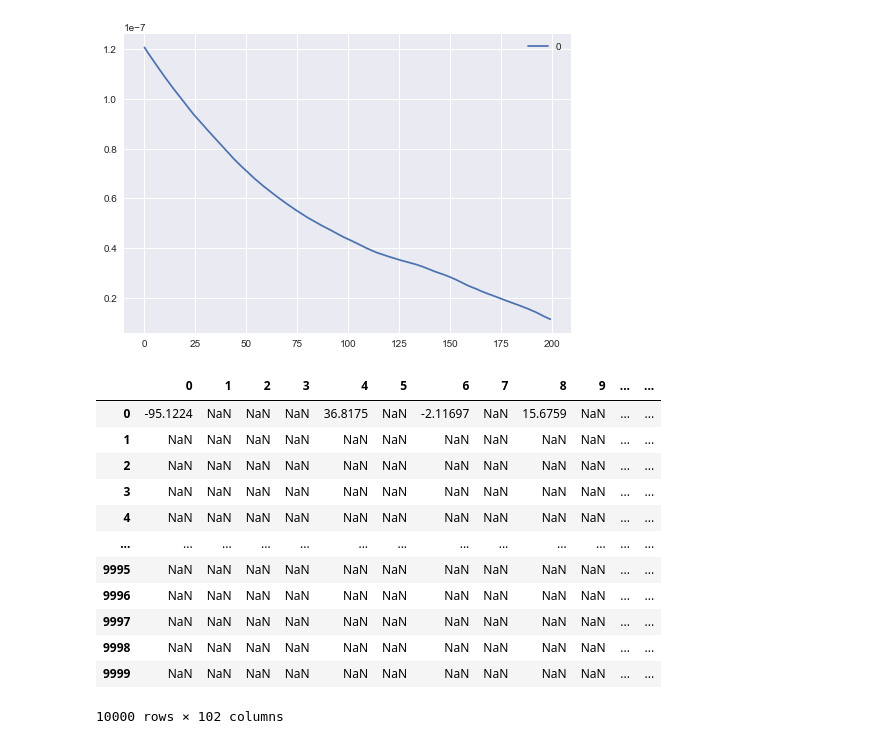
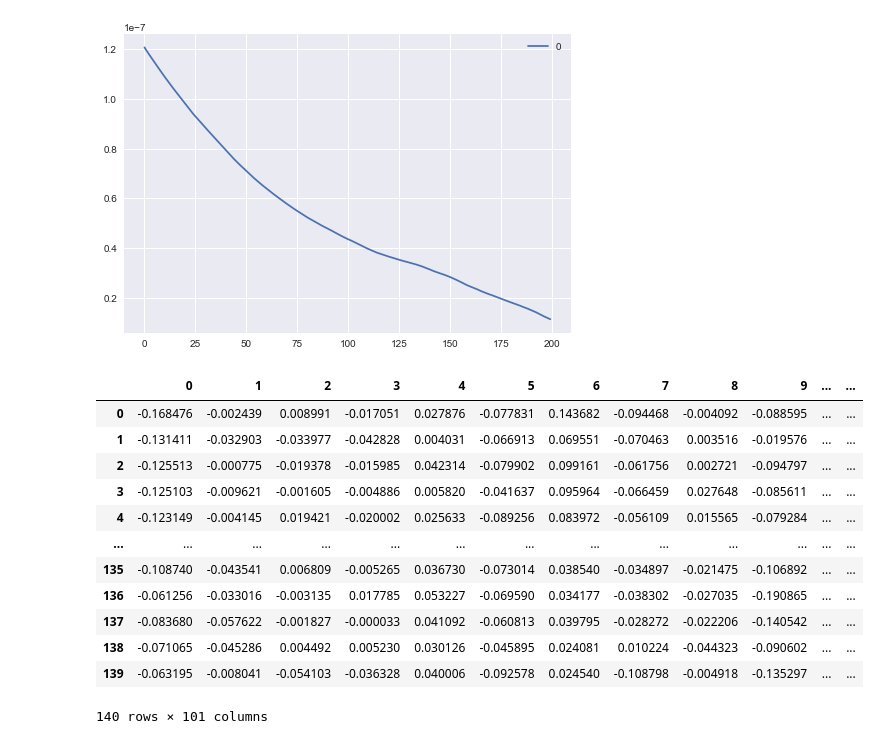
Before and after one commit to edoardoluna/EC-CC-PDE-Model, a Jupyter notebook: stoch_pde.ipynb, the cells around one changed output. Saved outputs shown, nothing was run; the diff lists cells and outputs as text; code cells hidden in the pictures.

```diff
--- a/stoch_pde.ipynb
+++ b/stoch_pde.ipynb
@@ -159,19 +165,19 @@ pd.DataFrame(corr_func).plot()
 # %%
 noise_term = pd.read_csv("noise_term.text",sep=" ")
 # %%
-noise_term
+noise_term[0:140].dropna(axis=1)
 # %% [output]
 |  | 0 | 1 | 2 | 3 | 4 | 5 | 6 | 7 | 8 | 9 | ... | ... |
-| 0 | -95.1224 | NaN | NaN | NaN | 36.8175 | NaN | -2.11697 | NaN | 15.6759 | NaN | ... | ... |
-| 1 | NaN | NaN | NaN | NaN | NaN | NaN | NaN | NaN | NaN | NaN | ... | ... |
-| 2 | NaN | NaN | NaN | NaN | NaN | NaN | NaN | NaN | NaN | NaN | ... | ... |
-| 3 | NaN | NaN | NaN | NaN | NaN | NaN | NaN | NaN | NaN | NaN | ... | ... |
-| 4 | NaN | NaN | NaN | NaN | NaN | NaN | NaN | NaN | NaN | NaN | ... | ... |
+| 0 | -0.168476 | -0.002439 | 0.008991 | -0.017051 | 0.027876 | -0.077831 | 0.143682 | -0.094468 | -0.004092 | -0.088595 | ... | ... |
+| 1 | -0.131411 | -0.032903 | -0.033977 | -0.042828 | 0.004031 | -0.066913 | 0.069551 | -0.070463 | 0.003516 | -0.019576 | ... | ... |
+| 2 | -0.125513 | -0.000775 | -0.019378 | -0.015985 | 0.042314 | -0.079902 | 0.099161 | -0.061756 | 0.002721 | -0.094797 | ... | ... |
+| 3 | -0.125103 | -0.009621 | -0.001605 | -0.004886 | 0.005820 | -0.041637 | 0.095964 | -0.066459 | 0.027648 | -0.085611 | ... | ... |
+| 4 | -0.123149 | -0.004145 | 0.019421 | -0.020002 | 0.025633 | -0.089256 | 0.083972 | -0.056109 | 0.015565 | -0.079284 | ... | ... |
 | ... | ... | ... | ... | ... | ... | ... | ... | ... | ... | ... | ... | ... |
-| 9995 | NaN | NaN | NaN | NaN | NaN | NaN | NaN | NaN | NaN | NaN | ... | ... |
-| 9996 | NaN | NaN | NaN | NaN | NaN | NaN | NaN | NaN | NaN | NaN | ... | ... |
-| 9997 | NaN | NaN | NaN | NaN | NaN | NaN | NaN | NaN | NaN | NaN | ... | ... |
-| 9998 | NaN | NaN | NaN | NaN | NaN | NaN | NaN | NaN | NaN | NaN | ... | ... |
-| 9999 | NaN | NaN | NaN | NaN | NaN | NaN | NaN | NaN | NaN | NaN | ... | ... |
+| 135 | -0.108740 | -0.043541 | 0.006809 | -0.005265 | 0.036730 | -0.073014 | 0.038540 | -0.034897 | -0.021475 | -0.106892 | ... | ... |
+| 136 | -0.061256 | -0.033016 | -0.003135 | 0.017785 | 0.053227 | -0.069590 | 0.034177 | -0.038302 | -0.027035 | -0.190865 | ... | ... |
+| 137 | -0.083680 | -0.057622 | -0.001827 | -0.000033 | 0.041092 | -0.060813 | 0.039795 | -0.028272 | -0.022206 | -0.140542 | ... | ... |
+| 138 | -0.071065 | -0.045286 | 0.004492 | 0.005230 | 0.030126 | -0.045895 | 0.024081 | 0.010224 | -0.044323 | -0.090602 | ... | ... |
+| 139 | -0.063195 | -0.008041 | -0.054103 | -0.036328 | 0.040006 | -0.092578 | 0.024540 | -0.108798 | -0.004918 | -0.135297 | ... | ... |
-10000 rows × 102 columns
+140 rows × 101 columns
 # %%
```
Also changed, not shown: parts of 14 cells of this notebook, 1 other file.
